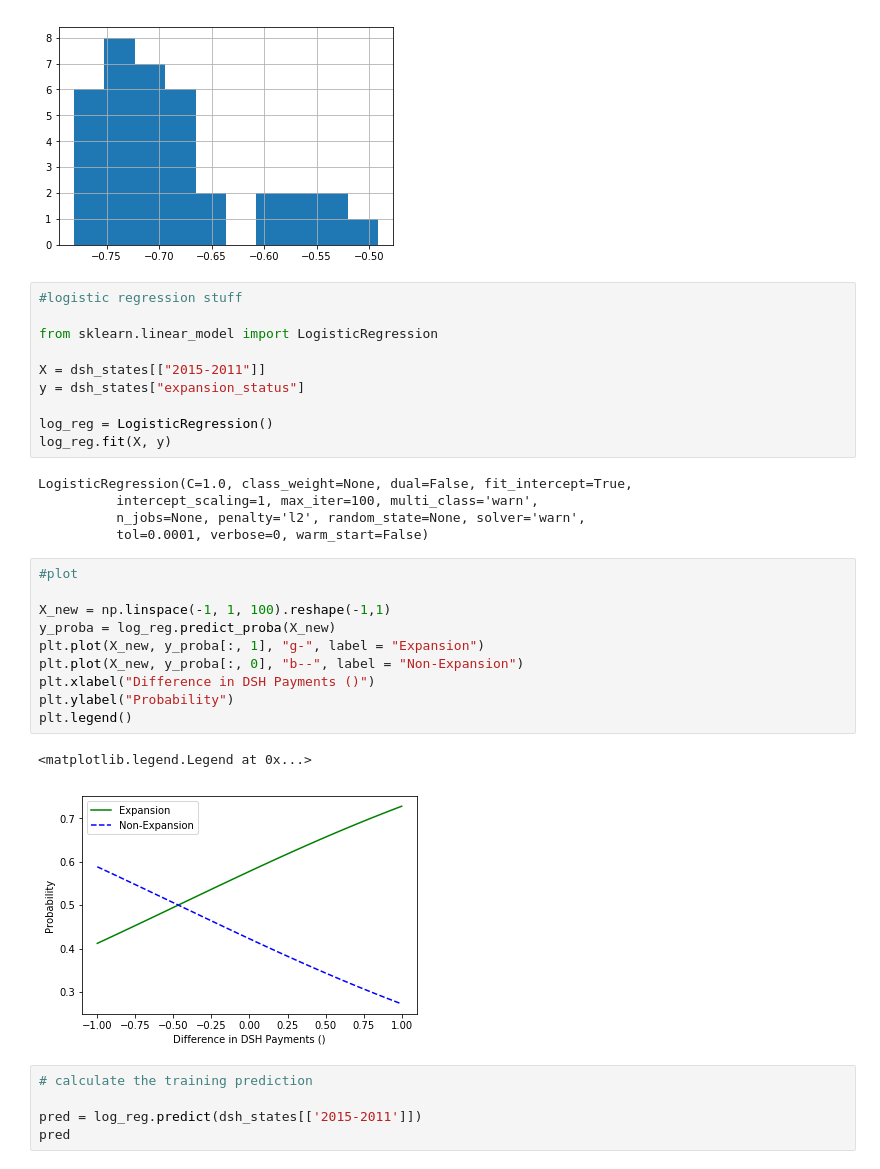
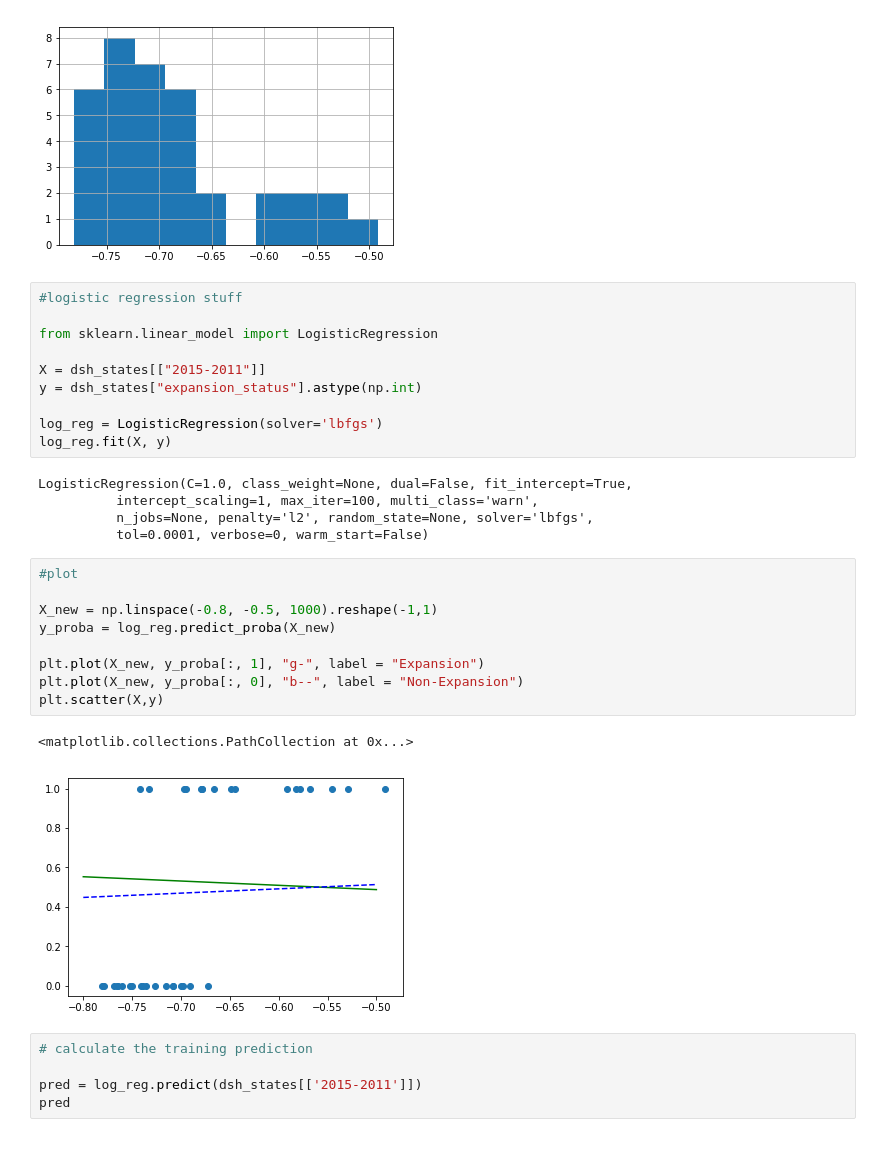
Before and after one commit to Kereeh/CMP-464, a Jupyter notebook: research/dsh_analysis.ipynb, the cells around one changed output. Saved outputs shown, nothing was run; the diff lists cells and outputs as text.

```diff
--- a/research/dsh_analysis.ipynb
+++ b/research/dsh_analysis.ipynb
@@ -109,28 +109,27 @@ dsh_states['2015-2011'].hist()
 from sklearn.linear_model import LogisticRegression
 
 X = dsh_states[["2015-2011"]]
-y = dsh_states["expansion_status"]
+y = dsh_states["expansion_status"].astype(np.int)
 
-log_reg = LogisticRegression()
+log_reg = LogisticRegression(solver='lbfgs')
 log_reg.fit(X, y)
 # %% [output]
 LogisticRegression(C=1.0, class_weight=None, dual=False, fit_intercept=True,
           intercept_scaling=1, max_iter=100, multi_class='warn',
-          n_jobs=None, penalty='l2', random_state=None, solver='warn',
+          n_jobs=None, penalty='l2', random_state=None, solver='lbfgs',
           tol=0.0001, verbose=0, warm_start=False)
 # %%
 #plot
 
-X_new = np.linspace(-1, 1, 100).reshape(-1,1)
+X_new = np.linspace(-0.8, -0.5, 1000).reshape(-1,1)
 y_proba = log_reg.predict_proba(X_new)
+
 plt.plot(X_new, y_proba[:, 1], "g-", label = "Expansion")
 plt.plot(X_new, y_proba[:, 0], "b--", label = "Non-Expansion")
-plt.xlabel("Difference in DSH Payments ()")
-plt.ylabel("Probability")
-plt.legend()
+plt.scatter(X,y)
 # %% [output]
-<matplotlib.legend.Legend at 0x...>
+<matplotlib.collections.PathCollection at 0x...>
-[figure, old version]
+[figure, new version]
 # %%
 # calculate the training prediction
 
```
Also changed, not shown: parts of 8 cells of this notebook.
